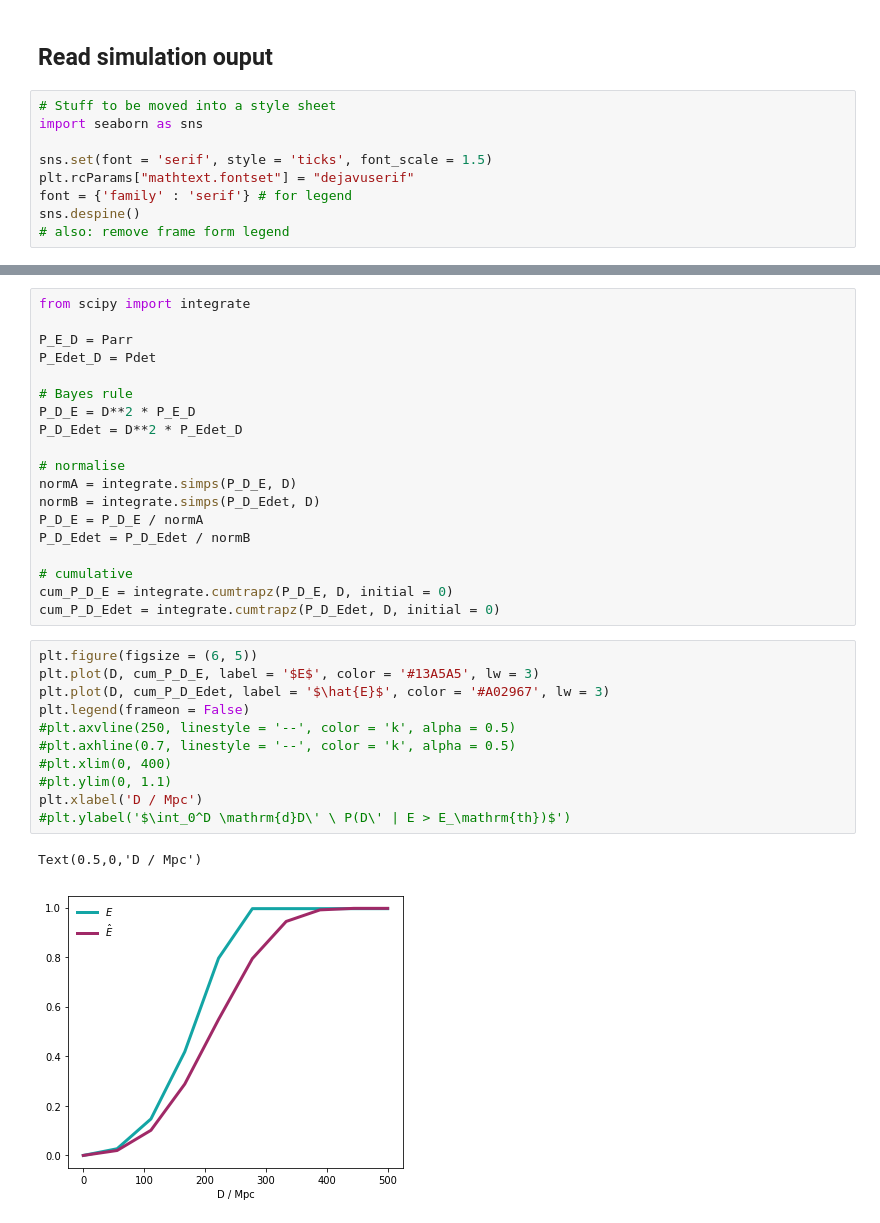
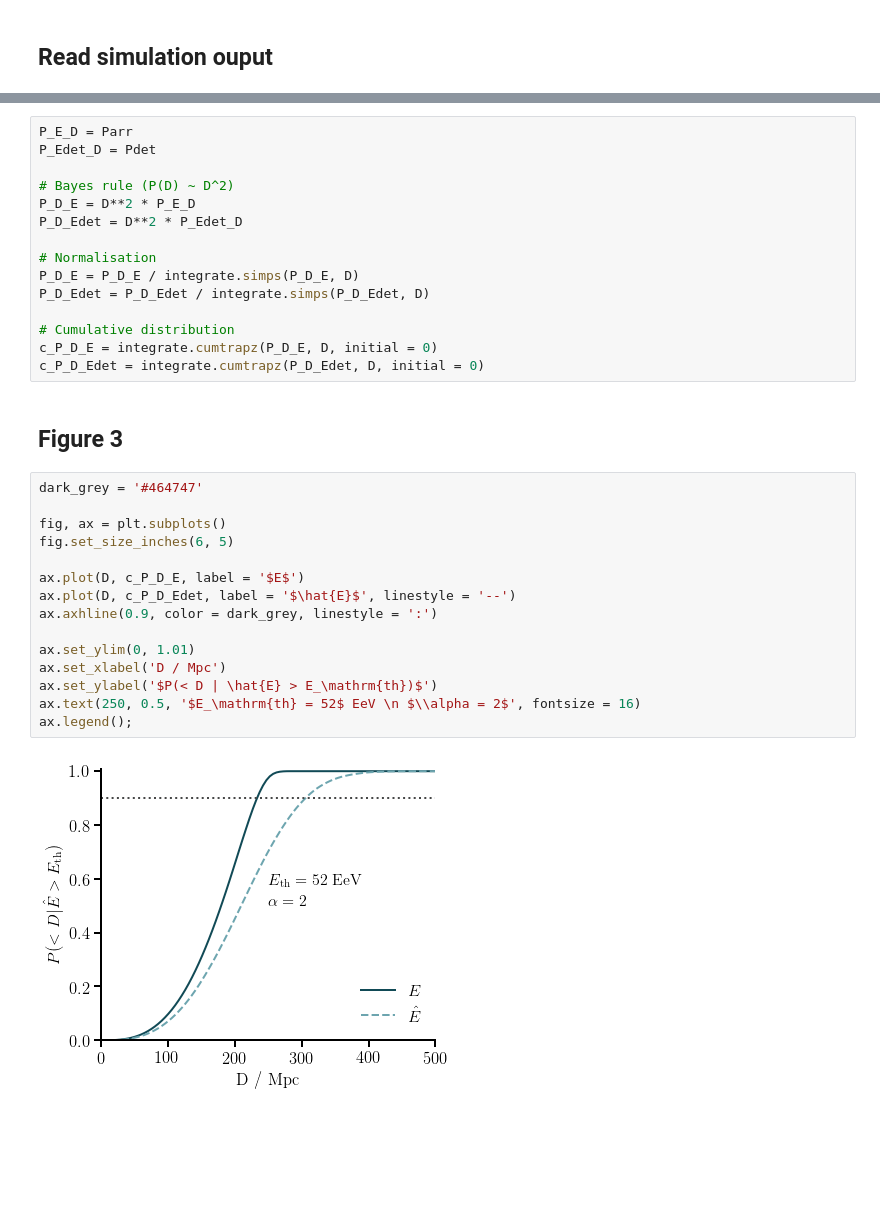
Before and after one commit to cescalara/uhecr_model, a Jupyter notebook: impact_of_detection_uncertainties/P_det_within_D/P_det_within_D.ipynb, the cells around one changed output, grey strips where cells are left out. Cells and saved outputs as stored; diff of their text form; blank space fills up the shorter version.

```diff
--- a/impact_of_detection_uncertainties/P_det_within_D/P_det_within_D.ipynb
+++ b/impact_of_detection_uncertainties/P_det_within_D/P_det_within_D.ipynb
@@ -37,12 +40,3 @@ We simulate down to $E_\rm{th}^\rm{sim} = 20 \ \rm{EeV}$ in order to account for
 # $ mpirun -n XX python uhecr_E_losses.py
 # %% [markdown]
 ## Read simulation ouput
-# %%
-# Stuff to be moved into a style sheet
-import seaborn as sns
-
-sns.set(font = 'serif', style = 'ticks', font_scale = 1.5)
-plt.rcParams["mathtext.fontset"] = "dejavuserif"
-font = {'family' : 'serif'} # for legend
-sns.despine()
-# also: remove frame form legend
@@ -89,33 +74,34 @@ print(integ)
 # %%
-from scipy import integrate
-
 P_E_D = Parr
 P_Edet_D = Pdet
 
-# Bayes rule
+# Bayes rule (P(D) ~ D^2)
 P_D_E = D**2 * P_E_D
 P_D_Edet = D**2 * P_Edet_D
 
-# normalise
-normA = integrate.simps(P_D_E, D)
-normB = integrate.simps(P_D_Edet, D)
-P_D_E = P_D_E / normA
-P_D_Edet = P_D_Edet / normB
+# Normalisation
+P_D_E = P_D_E / integrate.simps(P_D_E, D)
+P_D_Edet = P_D_Edet / integrate.simps(P_D_Edet, D)
 
-# cumulative
-cum_P_D_E = integrate.cumtrapz(P_D_E, D, initial = 0)
-cum_P_D_Edet = integrate.cumtrapz(P_D_Edet, D, initial = 0)
+# Cumulative distribution
+c_P_D_E = integrate.cumtrapz(P_D_E, D, initial = 0)
+c_P_D_Edet = integrate.cumtrapz(P_D_Edet, D, initial = 0)
-# %%
-plt.figure(figsize = (6, 5))
-plt.plot(D, cum_P_D_E, label = '$E$', color = '#13A5A5', lw = 3)
-plt.plot(D, cum_P_D_Edet, label = '$\hat{E}$', color = '#A02967', lw = 3)
-plt.legend(frameon = False)
-#plt.axvline(250, linestyle = '--', color = 'k', alpha = 0.5)
-#plt.axhline(0.7, linestyle = '--', color = 'k', alpha = 0.5)
-#plt.xlim(0, 400)
-#plt.ylim(0, 1.1)
-plt.xlabel('D / Mpc')
-#plt.ylabel('$\int_0^D \mathrm{d}D\' \ P(D\' | E > E_\mathrm{th})$')
-# %% [output]
-Text(0.5,0,'D / Mpc')
-[figure, removed]
+# %% [markdown]
+## Figure 3
+# %%
+dark_grey = '#464747'
+
+fig, ax = plt.subplots()
+fig.set_size_inches(6, 5)
+
+ax.plot(D, c_P_D_E, label = '$E$')
+ax.plot(D, c_P_D_Edet, label = '$\hat{E}$', linestyle = '--')
+ax.axhline(0.9, color = dark_grey, linestyle = ':')
+
+ax.set_ylim(0, 1.01)
+ax.set_xlabel('D / Mpc')
+ax.set_ylabel('$P(< D | \hat{E} > E_\mathrm{th})$')
+ax.text(250, 0.5, '$E_\mathrm{th} = 52$ EeV \n $\\alpha = 2$', fontsize = 16)
+ax.legend();
+# %% [output]
+[figure, added]
```
Also changed, not shown: parts of 7 cells of this notebook.
